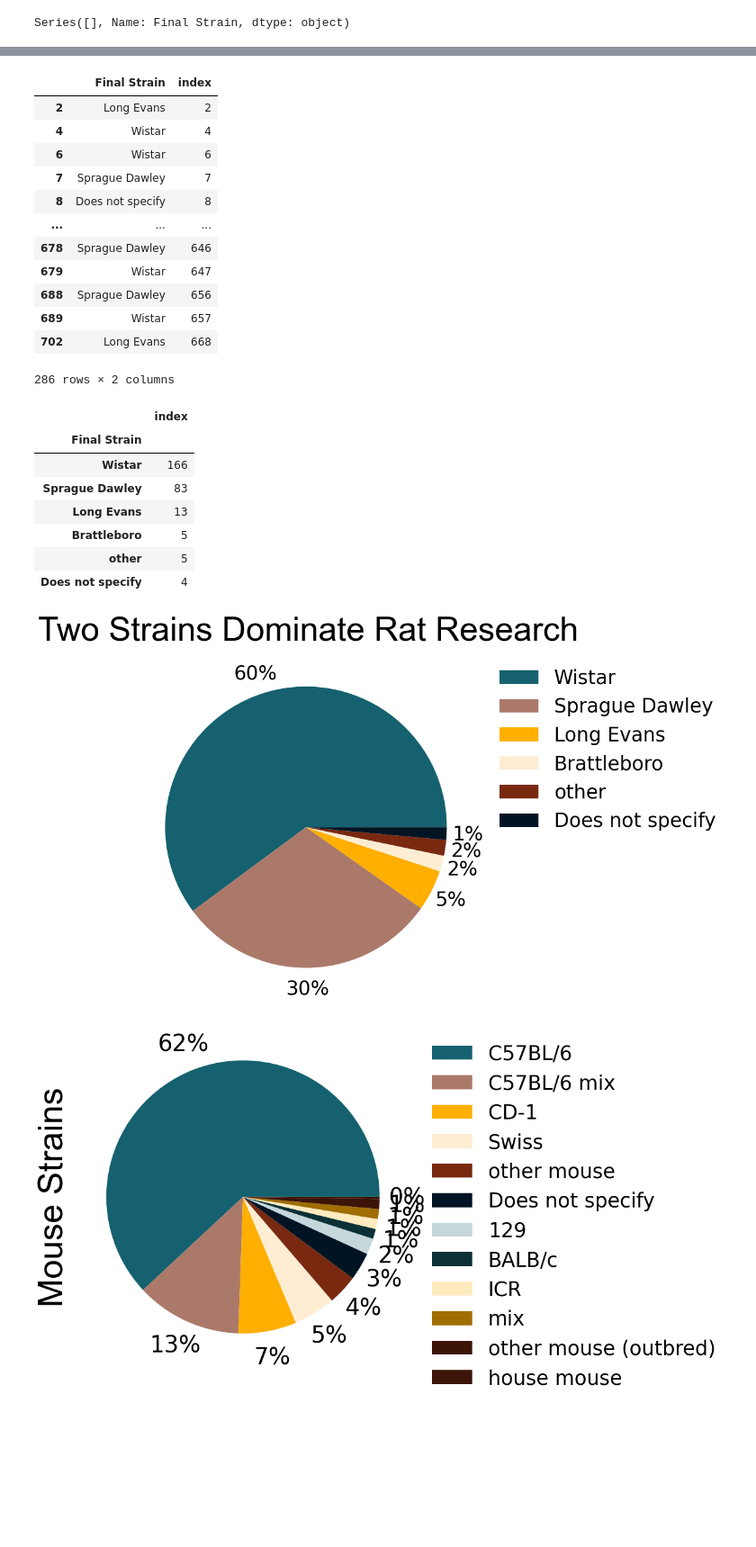
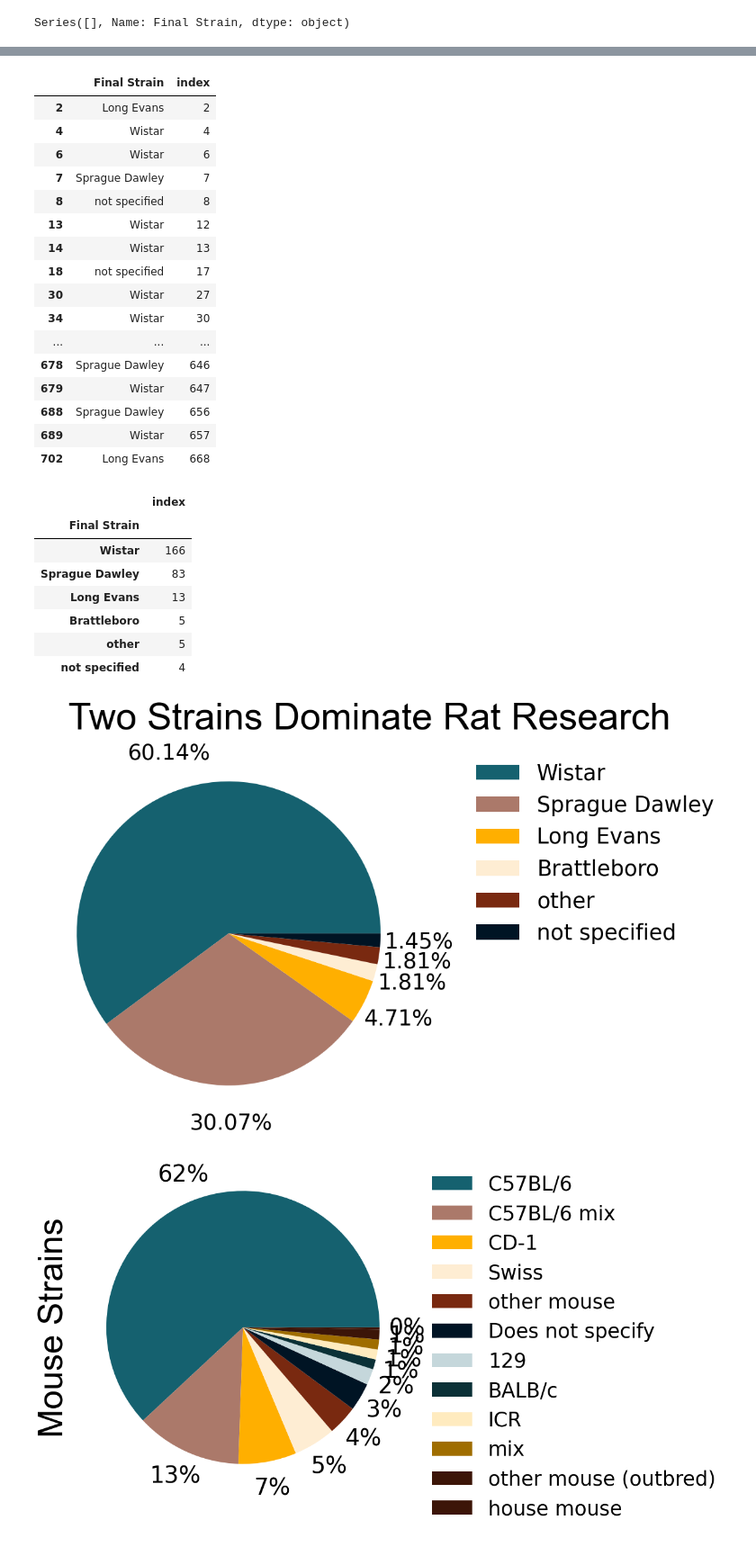
Before and after one commit to padillacoreanolab/literature_review_processing, a Jupyter notebook: results/2022_09_09_literature_review_processing/literature_review_survey_processing_meghan.ipynb, the cells around one changed output, grey strips where cells are left out. Shown at 90% size. Saved outputs shown, nothing was run; the diff lists cells and outputs as text; code cells hidden in the pictures; blank space fills up the shorter version.

Commit message:
Moved titles to center on pie plots

```diff
--- a/results/2022_09_09_literature_review_processing/literature_review_survey_processing_meghan.ipynb
+++ b/results/2022_09_09_literature_review_processing/literature_review_survey_processing_meghan.ipynb
@@ -463,7 +459,7 @@ rat_mask = strains_df.loc[:, 'Rats used'] == '1'
 rat_strains_df = strains_df.loc[rat_mask,:].copy()
 # %%
 # use .loc when modifying a df
-rat_strains_df.loc[:, STRAIN] = rat_strains_df.loc[:, STRAIN].replace({'other rat': 'other', 'WIstar': 'Wistar', 'Lister Hooded': 'other'})
+rat_strains_df.loc[:, STRAIN] = rat_strains_df.loc[:, STRAIN].replace({'other rat': 'other', 'WIstar': 'Wistar', 'Lister Hooded': 'other', 'Does not specify': 'not specified'})
 # %%
 rows_with_bad_strains = rat_strains_df.loc[:, STRAIN] == 'other rat'
 rat_strains_df.loc[rows_with_bad_strains, STRAIN]
@@ -484,14 +480,18 @@ rat_strains_df[[STRAIN, 'index']]
 | 4 | Wistar | 4 |
 | 6 | Wistar | 6 |
 | 7 | Sprague Dawley | 7 |
-| 8 | Does not specify | 8 |
+| 8 | not specified | 8 |
+| 13 | Wistar | 12 |
+| 14 | Wistar | 13 |
+| 18 | not specified | 17 |
+| 30 | Wistar | 27 |
+| 34 | Wistar | 30 |
 | ... | ... | ... |
 | 678 | Sprague Dawley | 646 |
 | 679 | Wistar | 647 |
 | 688 | Sprague Dawley | 656 |
 | 689 | Wistar | 657 |
 | 702 | Long Evans | 668 |
-286 rows × 2 columns
 # %%
 rat_strains_df = rat_strains_df[[STRAIN, 'index']]
 rat_total = rat_strains_df.groupby(STRAIN).count()
@@ -506,16 +506,16 @@ rat_total
 | Long Evans | 13 |
 | Brattleboro | 5 |
 | other | 5 |
-| Does not specify | 4 |
+| not specified | 4 |
 # %%
-wedges, labels, autopct = plt.pie(rat_total['index'], labels=rat_total.index.values, autopct='%1.0f%%', pctdistance=1.15, labeldistance=None,colors=pclabcol3,  textprops={'fontsize': 35})
-plt.legend(rat_total.index.values, bbox_to_anchor=(1.0, 1.0),frameon = False, fontsize = LEGSIZE) #Moves legend and takes frame off
+wedges, labels, autopct = plt.pie(rat_total['index'], labels=rat_total.index.values, autopct='%1.2f%%', pctdistance=1.25, labeldistance=None,colors=pclabcol3,  textprops={'fontsize': 35})
+plt.legend(rat_total.index.values, bbox_to_anchor=(1.1, 1.0),frameon = False, fontsize = LEGSIZE) #Moves legend and takes frame off
 plt.ylabel('')
-plt.suptitle('Two Strains Dominate Rat Research', fontsize = TITLESIZE, family = 'Arial')
+plt.suptitle('Two Strains Dominate Rat Research', fontsize = TITLESIZE, family = 'Arial', x = 0.61)
 plt.tight_layout()
 plt.savefig("./proc/plots/rat_strain.svg")
 # %% [output]
-[figure, old version]
+[figure, new version]
 # %%
 mouse_strains_df = mouse_strains_df[[STRAIN, 'index']]
 mouse_strains_total = mouse_strains_df.groupby(STRAIN).count()
```
Also changed, not shown: parts of 12 cells of this notebook.
